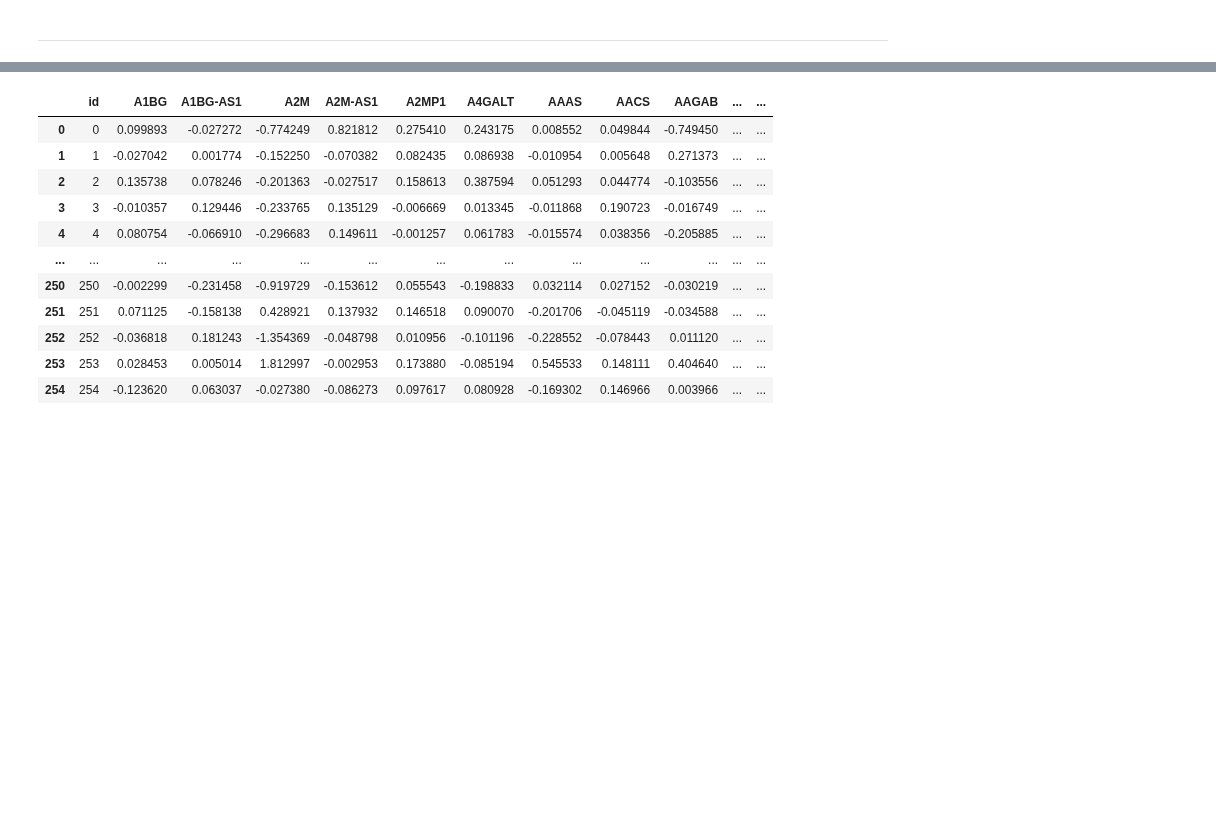
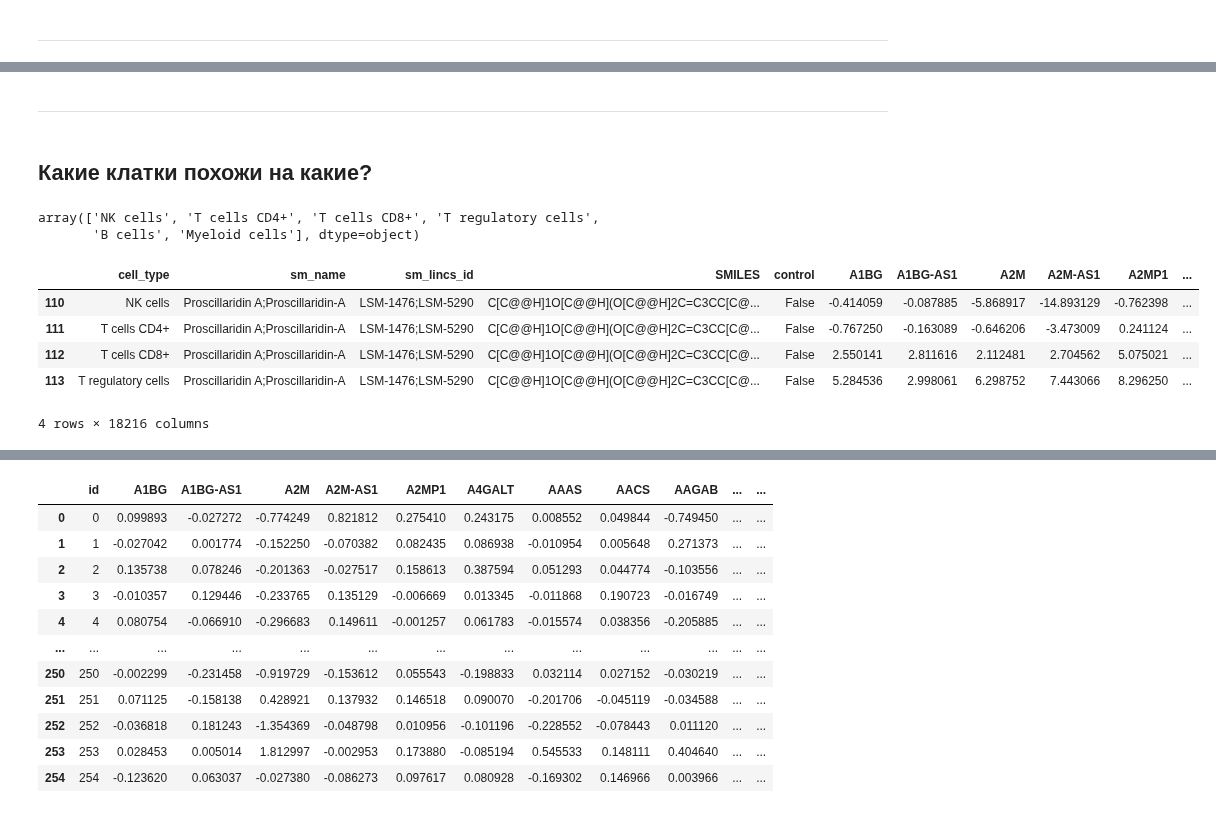
Before and after one commit to hoittoken/Python, a Jupyter notebook: Py/Projects/project_kaggle_single_cell/SCP_project.ipynb, the cells around one changed output, grey strips where cells are left out. Drawn from its saved outputs; the diff is of its cells as text; code cells hidden in the pictures; blank space fills up the shorter version.

```diff
--- a/Py/Projects/project_kaggle_single_cell/SCP_project.ipynb
+++ b/Py/Projects/project_kaggle_single_cell/SCP_project.ipynb
@@ -40,0 +81,4 @@ len(y.unique())
+# %% [markdown]
+***
+# %% [markdown]
+## Какие клатки похожи на какие?
@@ -40,0 +90,14 @@ len(y.unique())
+# %%
+df['cell_type'].unique()
+# %% [output]
+array(['NK cells', 'T cells CD4+', 'T cells CD8+', 'T regulatory cells',
+       'B cells', 'Myeloid cells'], dtype=object)
+# %%
+df[df['sm_name'] == 'Proscillaridin A;Proscillaridin-A']
+# %% [output]
+|  | cell_type | sm_name | sm_lincs_id | SMILES | control | A1BG | A1BG-AS1 | A2M | A2M-AS1 | A2MP1 | ... |
+| 110 | NK cells | Proscillaridin A;Proscillaridin-A | LSM-1476;LSM-5290 | C[C@@H]1O[C@@H](O[C@@H]2C=C3CC[C@... | False | -0.414059 | -0.087885 | -5.868917 | -14.893129 | -0.762398 | ... |
+| 111 | T cells CD4+ | Proscillaridin A;Proscillaridin-A | LSM-1476;LSM-5290 | C[C@@H]1O[C@@H](O[C@@H]2C=C3CC[C@... | False | -0.767250 | -0.163089 | -0.646206 | -3.473009 | 0.241124 | ... |
+| 112 | T cells CD8+ | Proscillaridin A;Proscillaridin-A | LSM-1476;LSM-5290 | C[C@@H]1O[C@@H](O[C@@H]2C=C3CC[C@... | False | 2.550141 | 2.811616 | 2.112481 | 2.704562 | 5.075021 | ... |
+| 113 | T regulatory cells | Proscillaridin A;Proscillaridin-A | LSM-1476;LSM-5290 | C[C@@H]1O[C@@H](O[C@@H]2C=C3CC[C@... | False | 5.284536 | 2.998061 | 6.298752 | 7.443066 | 8.296250 | ... |
+4 rows × 18216 columns
```
Also changed, not shown: parts of 20 cells of this notebook.
